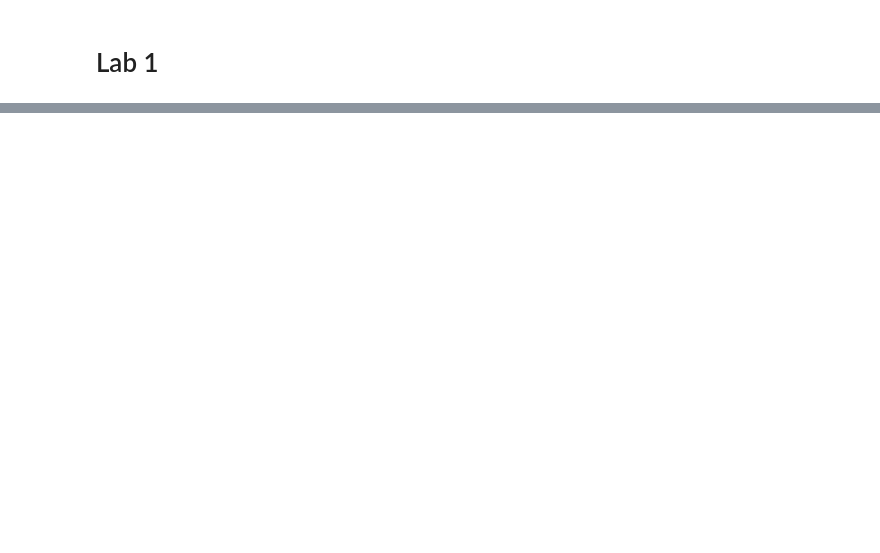
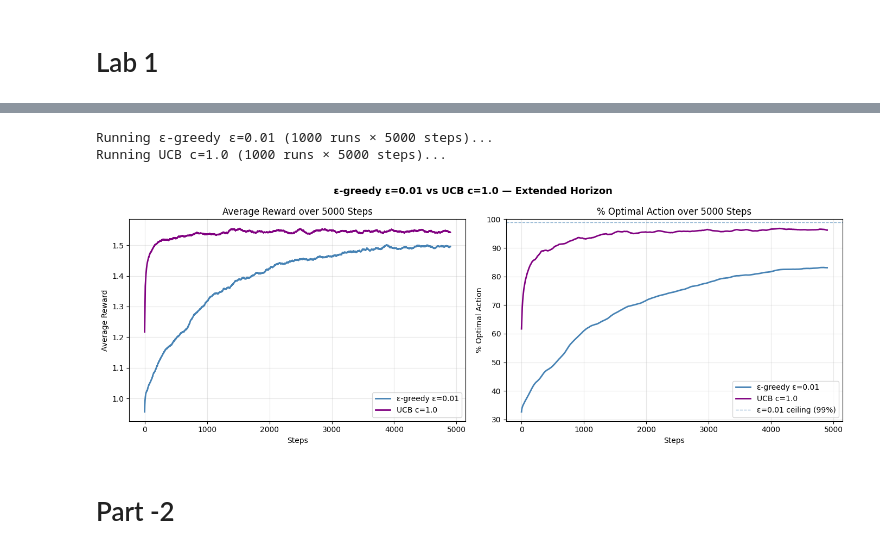
Before and after one commit to sanad0123/Reinforcement-Learning-MSDS684, a Jupyter notebook: Lab_1.ipynb, the cells around one changed output, grey strips where cells are left out. Cells and saved outputs as stored; diff of their text form; code cells hidden in the pictures; blank space fills up the shorter version.

```diff
--- a/Lab_1.ipynb
+++ b/Lab_1.ipynb
@@ -114,0 +177,57 @@ if __name__ == "__main__":
+# %%
+def smooth(data, window=100):
+    """Rolling average — wider window for 5000 steps."""
+    return np.convolve(data, np.ones(window)/window, mode='valid')
+
+# ── Run only the two curves of interest ──
+print("Running ε-greedy ε=0.01 (1000 runs × 5000 steps)...")
+r_eps001, o_eps001 = run_experiment(EpsilonGreedyAgent,
+                                     {"epsilon": 0.01},
+                                     n_runs=1000, n_steps=5000)
+
+print("Running UCB c=1.0 (1000 runs × 5000 steps)...")
+r_ucb10, o_ucb10 = run_experiment(UCBAgent,
+                                   {"c": 1.0},
+                                   n_runs=1000, n_steps=5000)
+
+# ── Plot: side by side ──
+fig, axes = plt.subplots(1, 2, figsize=(14, 5))
+window = 100
+
+# Average Reward
+axes[0].plot(smooth(r_eps001, window),
+             color='steelblue', linewidth=2, label='ε-greedy ε=0.01')
+axes[0].plot(smooth(r_ucb10, window),
+             color='purple',    linewidth=2, label='UCB c=1.0')
+axes[0].set_title("Average Reward over 5000 Steps", fontsize=12)
+axes[0].set_xlabel("Steps")
+axes[0].set_ylabel("Average Reward")
+axes[0].legend()
+axes[0].grid(alpha=0.3)
+
+# % Optimal Action
+axes[1].plot(smooth(o_eps001, window),
+             color='steelblue', linewidth=2, label='ε-greedy ε=0.01')
+axes[1].plot(smooth(o_ucb10, window),
+             color='purple',    linewidth=2, label='UCB c=1.0')
+
+# Draw the theoretical ceiling for ε=0.01
+axes[1].axhline(y=99, color='steelblue', linewidth=1,
+                linestyle='--', alpha=0.6, label='ε=0.01 ceiling (99%)')
+axes[1].set_title("% Optimal Action over 5000 Steps", fontsize=12)
+axes[1].set_xlabel("Steps")
+axes[1].set_ylabel("% Optimal Action")
+axes[1].legend()
+axes[1].grid(alpha=0.3)
+
+plt.suptitle("ε-greedy ε=0.01 vs UCB c=1.0 — Extended Horizon",
+             fontsize=13, fontweight='bold')
+plt.tight_layout()
+plt.savefig("extended_5000_steps.png", dpi=150)
+plt.show()
+# %% [output]
+Running ε-greedy ε=0.01 (1000 runs × 5000 steps)...
+Running UCB c=1.0 (1000 runs × 5000 steps)...
+[figure, added]
+# %% [markdown]
+# Part -2
```
Also changed, not shown: parts of 11 cells of this notebook, 5 other files.
